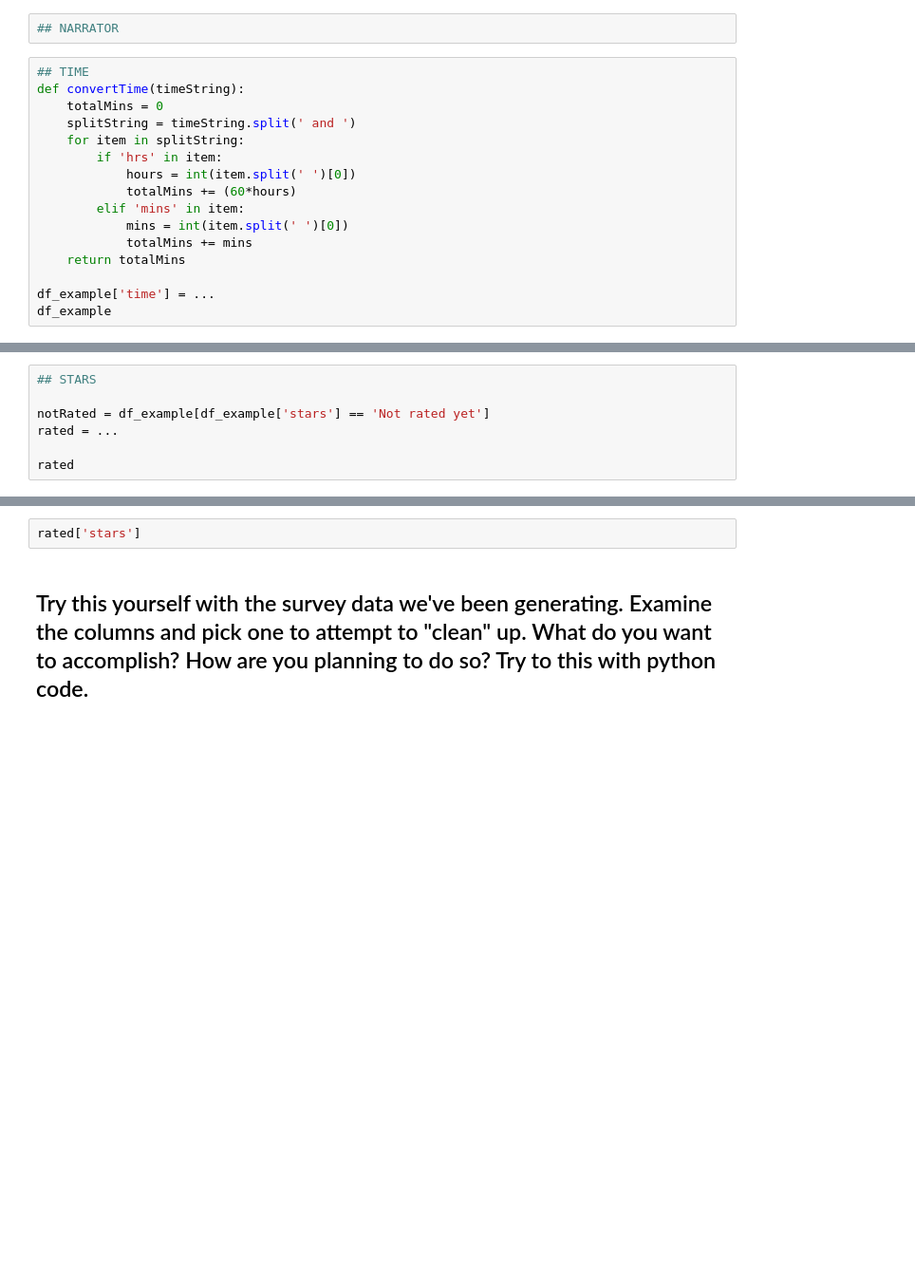
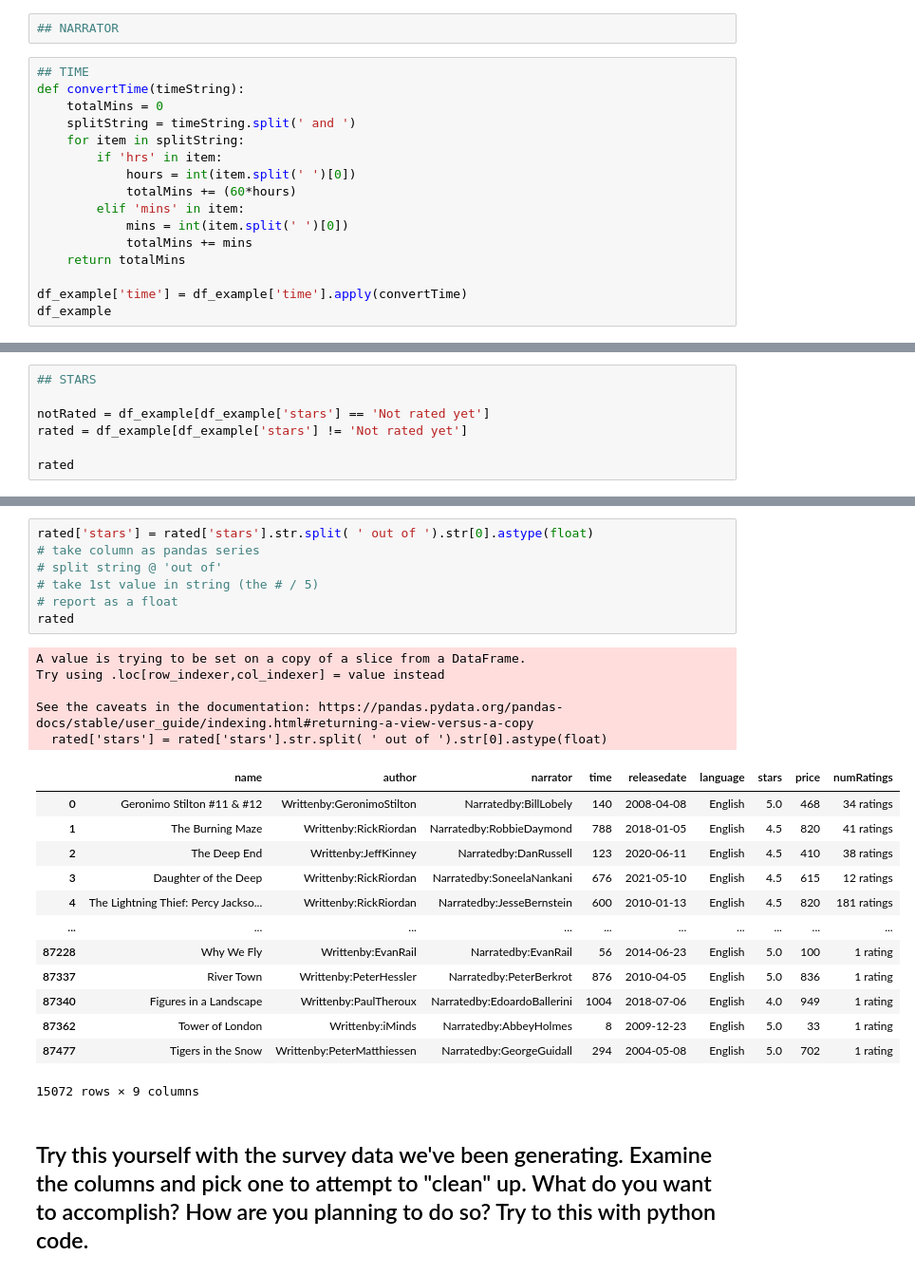
Before and after one commit to suzannasem/data_feminism, a Jupyter notebook: workshops/week6/data_cleaning.ipynb, the cells around one changed output, grey strips where cells are left out. Shown at 95% size. Cells and saved outputs as stored; diff of their text form; blank space fills up the shorter version.

```diff
--- a/workshops/week6/data_cleaning.ipynb
+++ b/workshops/week6/data_cleaning.ipynb
@@ -28,5 +45,5 @@ def convertTime(timeString):
             totalMins += mins
     return totalMins
 
-df_example['time'] = ...
+df_example['time'] = df_example['time'].apply(convertTime)
 df_example
@@ -39,6 +84,6 @@ df_example
 ## STARS
 
 notRated = df_example[df_example['stars'] == 'Not rated yet']
-rated = ...
+rated = df_example[df_example['stars'] != 'Not rated yet']
 
 rated
@@ -48,4 +131,28 @@ rated
-# %%
-rated['stars']
+# %%
+rated['stars'] = rated['stars'].str.split( ' out of ').str[0].astype(float)
+# take column as pandas series
+# split string @ 'out of'
+# take 1st value in string (the # / 5)
+# report as a float
+rated
+# %% [output]
+A value is trying to be set on a copy of a slice from a DataFrame.
+Try using .loc[row_indexer,col_indexer] = value instead
+
+See the caveats in the documentation: https://pandas.pydata.org/pandas-docs/stable/user_guide/indexing.html#returning-a-view-versus-a-copy
+  rated['stars'] = rated['stars'].str.split( ' out of ').str[0].astype(float)
+|  | name | author | narrator | time | releasedate | language | stars | price | numRatings |
+| 0 | Geronimo Stilton #11 & #12 | Writtenby:GeronimoStilton | Narratedby:BillLobely | 140 | 2008-04-08 | English | 5.0 | 468 | 34 ratings |
+| 1 | The Burning Maze | Writtenby:RickRiordan | Narratedby:RobbieDaymond | 788 | 2018-01-05 | English | 4.5 | 820 | 41 ratings |
+| 2 | The Deep End | Writtenby:JeffKinney | Narratedby:DanRussell | 123 | 2020-06-11 | English | 4.5 | 410 | 38 ratings |
+| 3 | Daughter of the Deep | Writtenby:RickRiordan | Narratedby:SoneelaNankani | 676 | 2021-05-10 | English | 4.5 | 615 | 12 ratings |
+| 4 | The Lightning Thief: Percy Jackso... | Writtenby:RickRiordan | Narratedby:JesseBernstein | 600 | 2010-01-13 | English | 4.5 | 820 | 181 ratings |
+| ... | ... | ... | ... | ... | ... | ... | ... | ... | ... |
+| 87228 | Why We Fly | Writtenby:EvanRail | Narratedby:EvanRail | 56 | 2014-06-23 | English | 5.0 | 100 | 1 rating |
+| 87337 | River Town | Writtenby:PeterHessler | Narratedby:PeterBerkrot | 876 | 2010-04-05 | English | 5.0 | 836 | 1 rating |
+| 87340 | Figures in a Landscape | Writtenby:PaulTheroux | Narratedby:EdoardoBallerini | 1004 | 2018-07-06 | English | 4.0 | 949 | 1 rating |
+| 87362 | Tower of London | Writtenby:iMinds | Narratedby:AbbeyHolmes | 8 | 2009-12-23 | English | 5.0 | 33 | 1 rating |
+| 87477 | Tigers in the Snow | Writtenby:PeterMatthiessen | Narratedby:GeorgeGuidall | 294 | 2004-05-08 | English | 5.0 | 702 | 1 rating |
+15072 rows × 9 columns
 # %% [markdown]
 ## Try this yourself with the survey data we've been generating. Examine the columns and pick one to attempt to "clean" up. What do you want to accomplish? How are you planning to do so? Try to this with python code.
```
Also changed, not shown: parts of 8 cells of this notebook.
